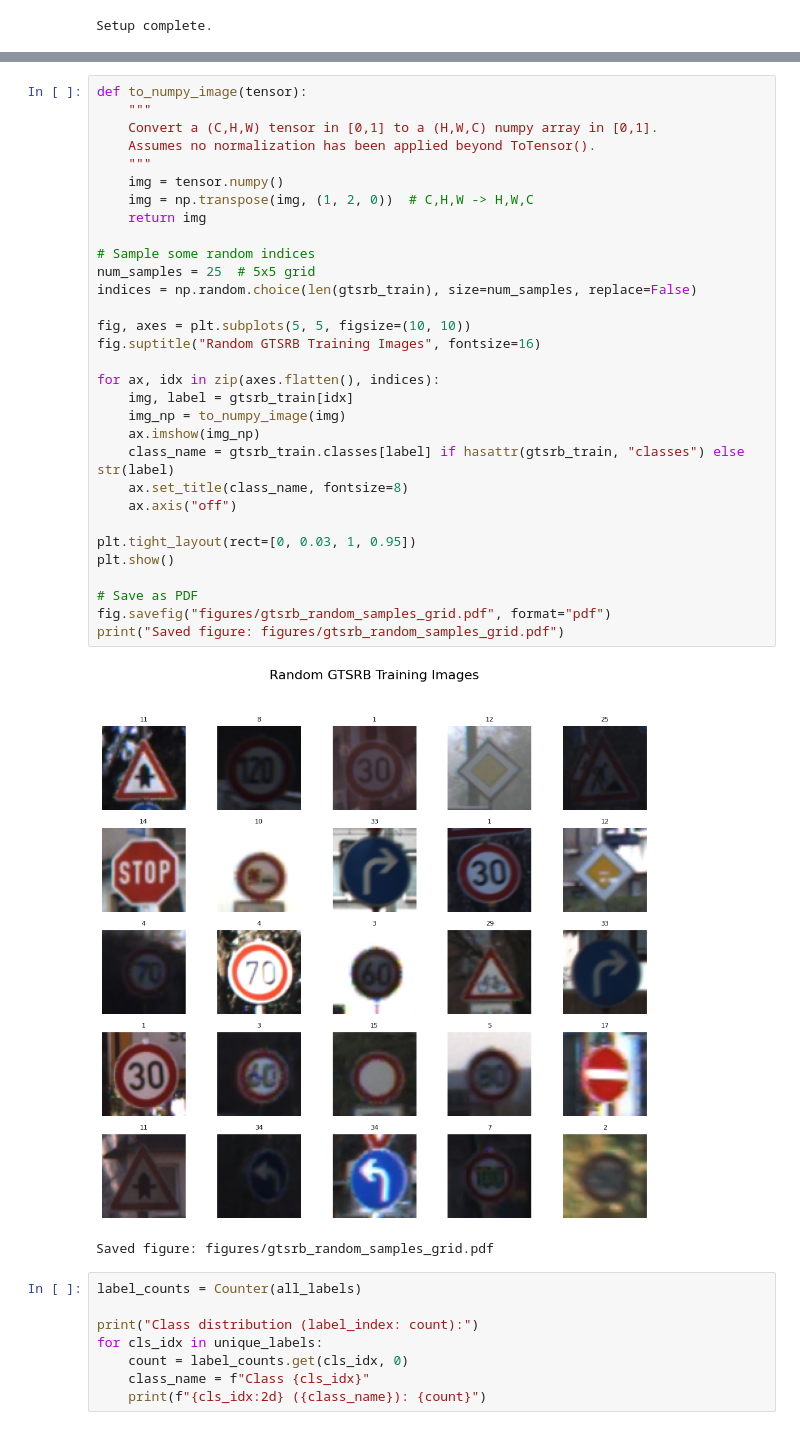
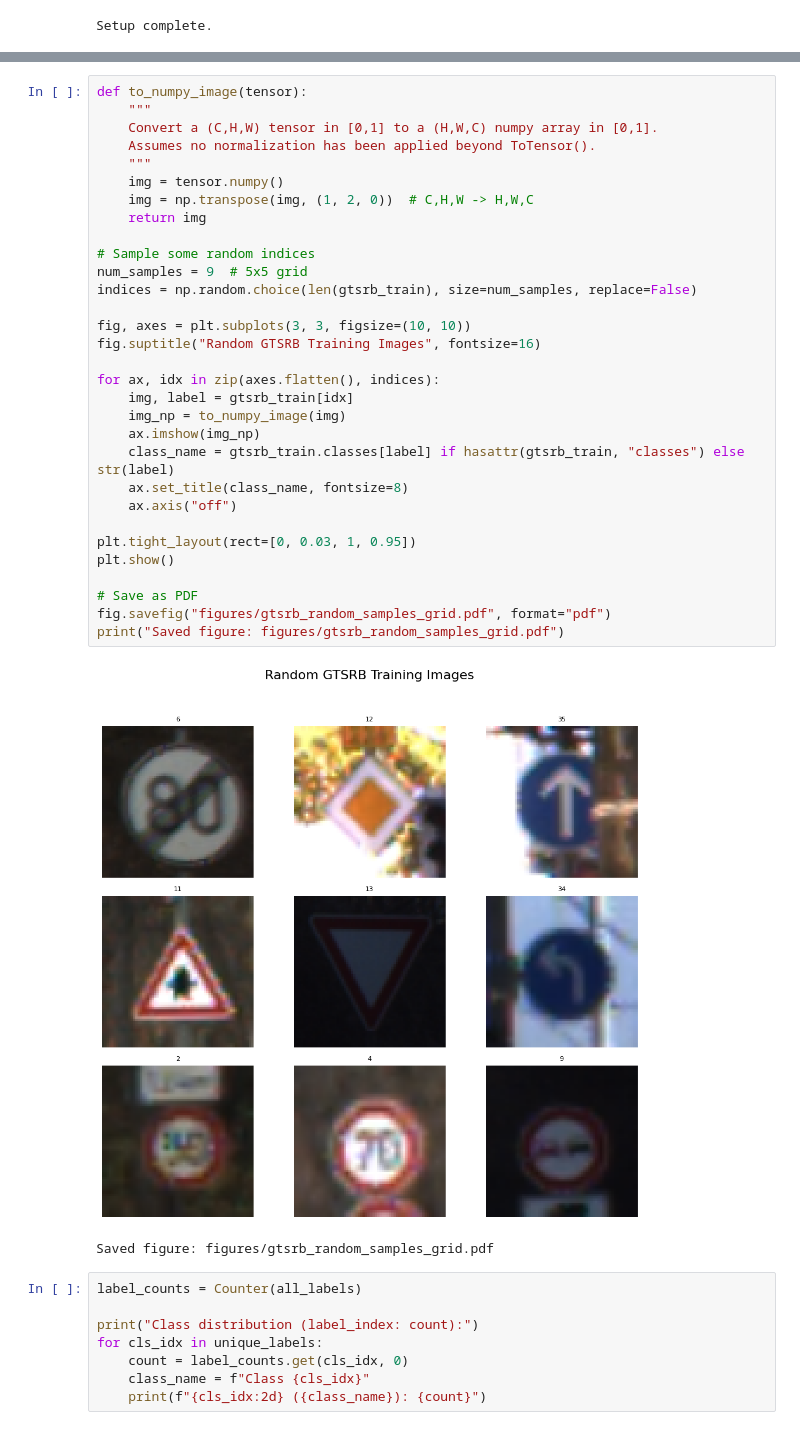
Before and after one commit to YG29/hybrid_intelligence_project, a Jupyter notebook: notebook/dataoverview.ipynb, the cells around one changed output, grey strips where cells are left out. Saved outputs shown, nothing was run; the diff lists cells and outputs as text.

```diff
--- a/notebook/dataoverview.ipynb
+++ b/notebook/dataoverview.ipynb
@@ -65,36 +67,36 @@ Example class names: ['00000', '00001', '00002', '00003', '00004', '00005', '000
 # %%
 def to_numpy_image(tensor):
     """
     Convert a (C,H,W) tensor in [0,1] to a (H,W,C) numpy array in [0,1].
     Assumes no normalization has been applied beyond ToTensor().
     """
     img = tensor.numpy()
     img = np.transpose(img, (1, 2, 0))  # C,H,W -> H,W,C
     return img
 
 # Sample some random indices
-num_samples = 25  # 5x5 grid
+num_samples = 9  # 5x5 grid
 indices = np.random.choice(len(gtsrb_train), size=num_samples, replace=False)
 
-fig, axes = plt.subplots(5, 5, figsize=(10, 10))
+fig, axes = plt.subplots(3, 3, figsize=(10, 10))
 fig.suptitle("Random GTSRB Training Images", fontsize=16)
 
 for ax, idx in zip(axes.flatten(), indices):
     img, label = gtsrb_train[idx]
     img_np = to_numpy_image(img)
     ax.imshow(img_np)
     class_name = gtsrb_train.classes[label] if hasattr(gtsrb_train, "classes") else str(label)
     ax.set_title(class_name, fontsize=8)
     ax.axis("off")
 
 plt.tight_layout(rect=[0, 0.03, 1, 0.95])
 plt.show()
 
 # Save as PDF
 fig.savefig("figures/gtsrb_random_samples_grid.pdf", format="pdf")
 print("Saved figure: figures/gtsrb_random_samples_grid.pdf")
 # %% [output]
-[figure, old version]
+[figure, new version]
 Saved figure: figures/gtsrb_random_samples_grid.pdf
 # %%
 label_counts = Counter(all_labels)
```
Also changed, not shown: parts of 2 cells of this notebook, 7 other files.
